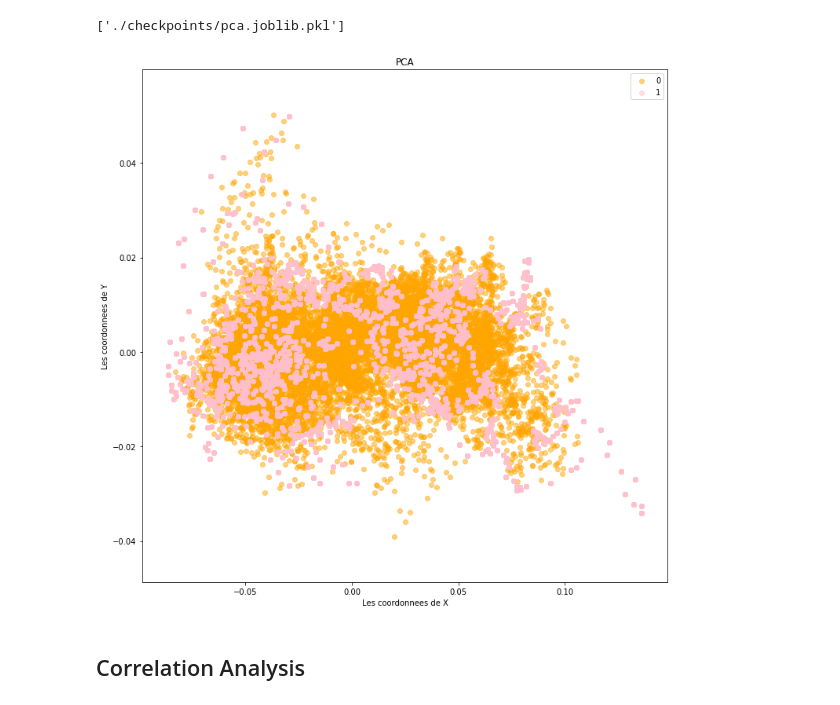
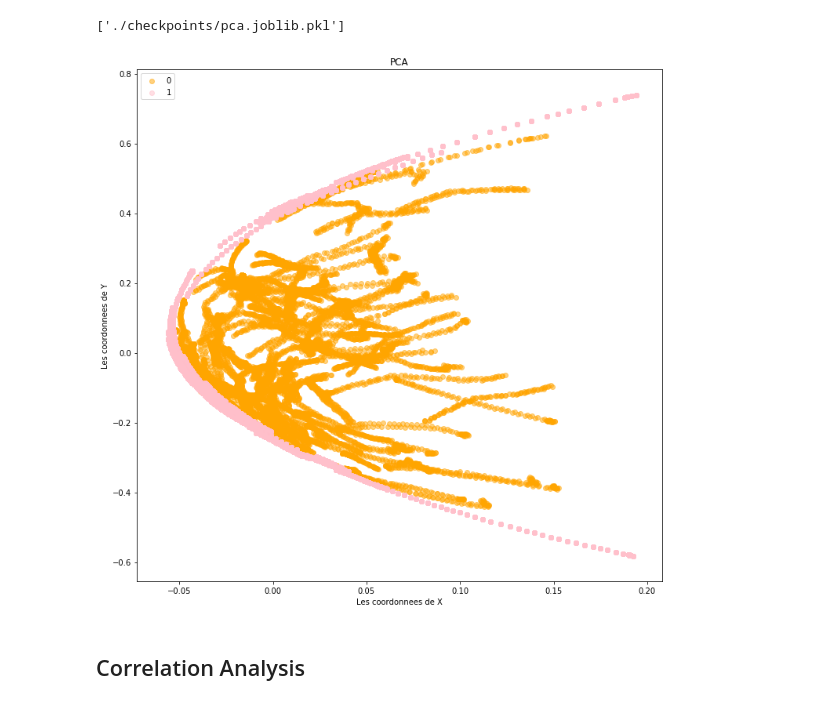
Before and after one commit to chamathabeysinghe/rsmn-object-tracking, a Jupyter notebook: Model.ipynb, the cells around one changed output. Drawn from its saved outputs; the diff is of its cells as text; code cells hidden in the pictures.

```diff
--- a/Model.ipynb
+++ b/Model.ipynb
@@ -96,10 +97,10 @@ print(X_test.shape)
 min_max_scaler = MinMaxScaler(feature_range=(-.5,.5))
 normalizer = Normalizer()
 
-X_train_cp = min_max_scaler.fit_transform(X_train)
-X_test_cp = min_max_scaler.transform(X_test)
-X_test_proper_cp = min_max_scaler.transform(X_test_proper)
-X_train_unbalanced_cp =min_max_scaler.transform(X_train_unbalanced)
+# X_train_cp = min_max_scaler.fit_transform(X_train)
+# X_test_cp = min_max_scaler.transform(X_test)
+# X_test_proper_cp = min_max_scaler.transform(X_test_proper)
+# X_train_unbalanced_cp =min_max_scaler.transform(X_train_unbalanced)
 
 X_train_cp = normalizer.fit_transform(X_train)
 X_test_cp = normalizer.transform(X_test)
@@ -125,18 +126,18 @@ joblib.dump(pca, './checkpoints/pca.joblib.pkl', 9)
 # %%
 def visualize_pca_axis(X, y, axis1, axis2):
     plt.figure(figsize=(12,12))
 
     plt.scatter(X[y==0, axis1], X[y==0, axis2], color='orange', alpha=0.5,label='0')
     plt.scatter(X[y==1, axis1], X[y==1, axis2], color='pink', alpha=0.5,label='1')
     plt.title("PCA")
     plt.ylabel('Les coordonnees de Y')
     plt.xlabel('Les coordonnees de X')
     plt.legend()
     plt.show()
 
-visualize_pca_axis(X_pca_train, y_train, 0, 6)
+visualize_pca_axis(X_pca_train, y_train, 3, 0)
 # %% [output]
-[figure, old version]
+[figure, new version]
 # %% [markdown]
 ## Correlation Analysis
 # %%
```
Also changed, not shown: parts of 6 cells of this notebook, 4 other files.
